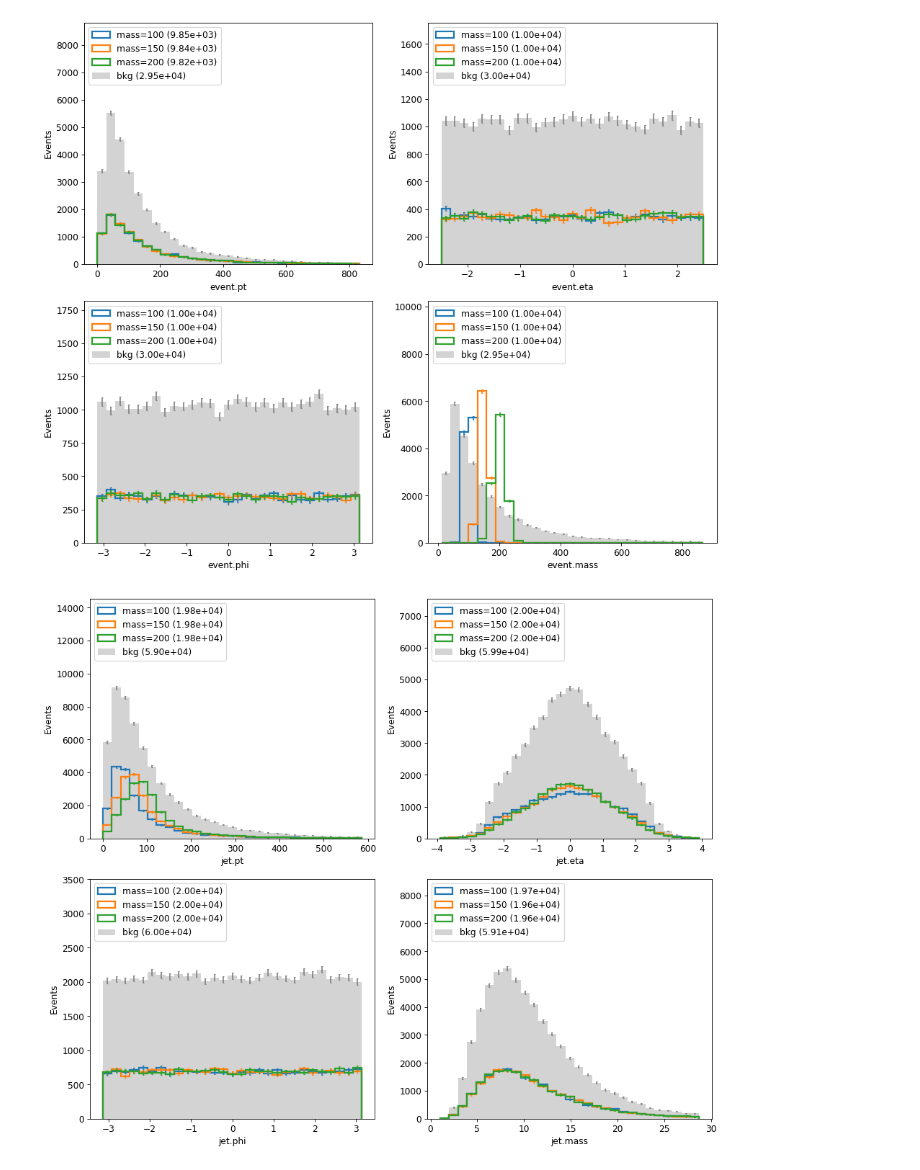
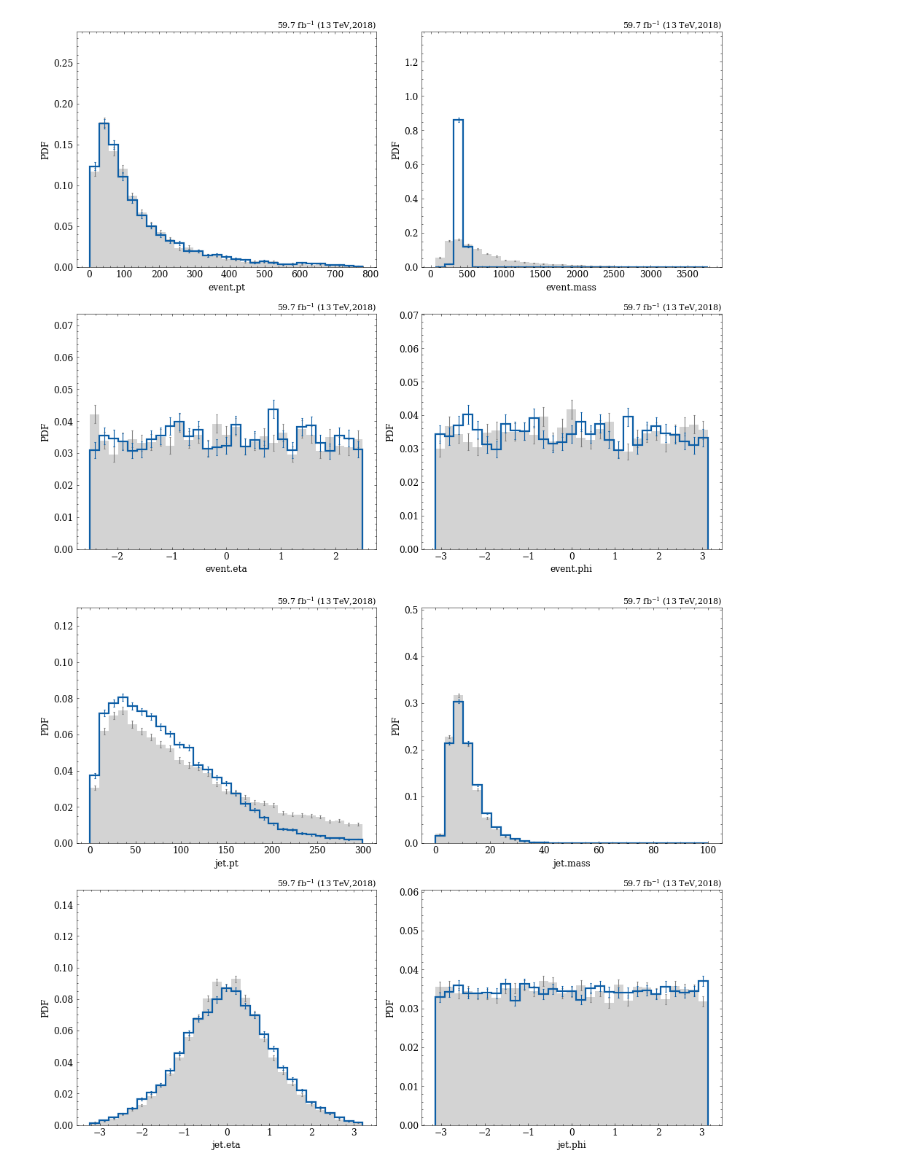
Before and after one commit to ekoenig4/analysis, a Jupyter notebook: jupyter/dev/ml_hashing_for_pnn.ipynb, the cells around one changed output. Drawn from its saved outputs; the diff is of its cells as text; code cells hidden in the pictures.

```diff
--- a/jupyter/dev/ml_hashing_for_pnn.ipynb
+++ b/jupyter/dev/ml_hashing_for_pnn.ipynb
@@ -21,19 +21,3 @@ import re
 
 sys.path.append( git.Repo('.', search_parent_directories=True).working_tree_dir )
 from utils import *
-# %%
-from utils.genprodUtils.generators import Generator
-from utils.genprodUtils import two_body_decay
-
-class Generator(Generator):
-    def valid(self, event):
-        self.jet_mass = np.random.lognormal( np.log(10), 0.5, size=(2, len(event)) )
-        mask = event.mass > self.jet_mass.sum(axis=0)
-
-        self.jet_mass = self.jet_mass[:,mask]
-        return mask
-
-    def physics(self, event):
-        j1, j2 = two_body_decay(event, *self.jet_mass)
-        jets = ak.concatenate([j1[:,None], j2[:,None]], axis=1)
-        return dict(jet=jets)
@@ -57,0 +104,5 @@ gen_bkg = Generator(dict(
+# %%
+masses = [(400, 50)]
+gen_sig = { mass:Signal(*mass) for mass in masses }
+# %%
+gen_bkg = Background()
@@ -58,6 +113,6 @@ gen_bkg = Generator(dict(
 # %%
-signal = ObjIter([ Tree.from_ak(gen(10000), sample=f'mass={m}', is_signal=True) for m, gen in gen_sig.items() ])
-bkg = ObjIter([ Tree.from_ak(gen_bkg(3*10000), sample='bkg', color='lightgrey') ])
+signal = ObjIter([ Tree.from_ak(gen(int( 5000 / len(gen_sig) )), sample=f'mass={m}', is_signal=True, mass=m) for m, gen in gen_sig.items() ])
+bkg = ObjIter([ Tree.from_ak(gen_bkg(5000), sample='bkg', color='lightgrey') ])
 # %% [output]
 [WARNING] unable to open any files with filelist
            []
@@ -70,18 +121,17 @@ bkg = ObjIter([ Tree.from_ak(gen_bkg(3*10000), sample='bkg', color='lightgrey')
 # %%
 study.quick(
     signal + bkg,
-    varlist=['event.pt','event.eta','event.phi','event.mass'],
-    lumi=None,
-    legend=True,
+    varlist=['event.pt','event.mass','event.eta','event.phi'],
+    efficiency=True,
 )
 # %% [output]
-[figure, old version]
+[figure, new version]
 # %%
 study.quick(
     signal + bkg,
-    varlist=['jet.pt','jet.eta','jet.phi','jet.mass'],
-    lumi=None,
-    legend=True,
+    varlist=['jet.pt','jet.mass','jet.eta','jet.phi'],
+    binlist=[(0,300,30),(0,100,30)],
+    efficiency=True,
 )
 # %% [output]
-[figure, old version]
+[figure, new version]
```
Also changed, not shown: parts of 18 cells of this notebook, 6 other files.
